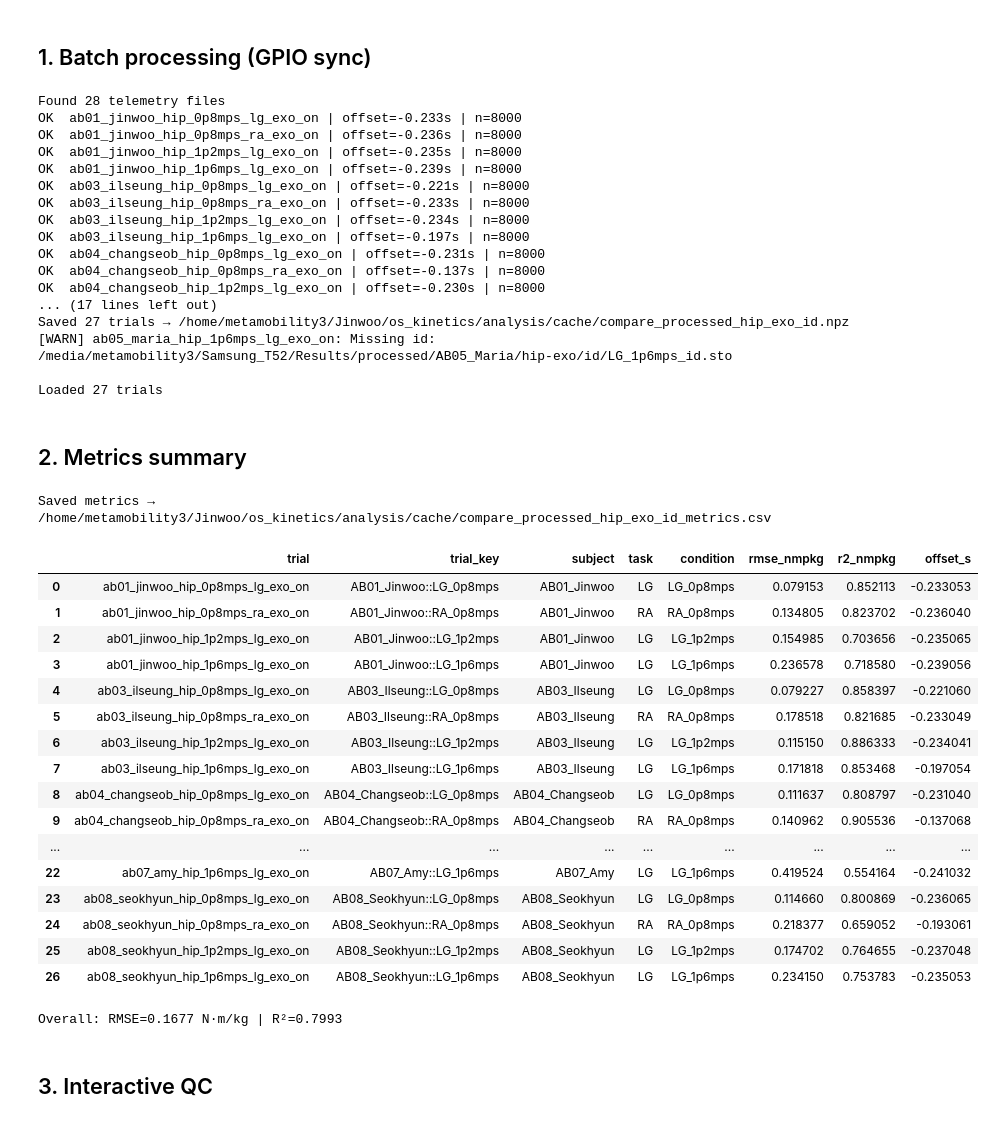
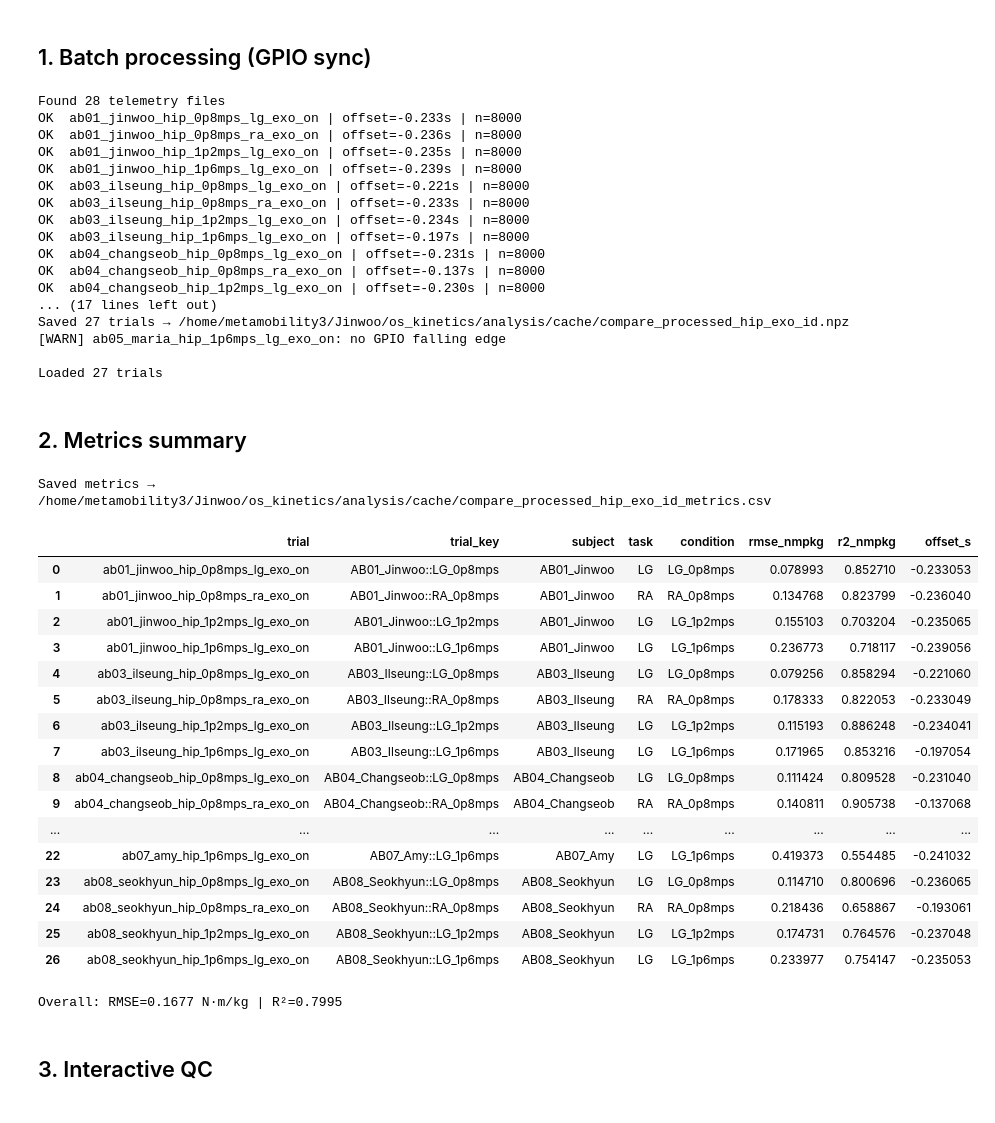
Before and after one commit to luorix1/MeMo-IK-ID, a Jupyter notebook: analysis/compare_processed_hip_exo_id.ipynb, the cells around one changed output. Cells and saved outputs as stored; diff of their text form; code cells hidden in the pictures.

```diff
--- a/analysis/compare_processed_hip_exo_id.ipynb
+++ b/analysis/compare_processed_hip_exo_id.ipynb
@@ -30,6 +30,7 @@ MOMENT_COL = 'hip_flexion_r_moment'
 MOCAP_FS_HZ = 1000.0
 LPF_CUTOFF_HZ, LPF_ORDER = 6.0, 4
 GT_LPF_MODE = 'causal'
+MODEL_LPF_MODE = 'zero_phase'
 TELEMETRY_PATTERN = '*_hip_*_exo_on.npz'
 GT_METRIC_LABEL = 'GT ((ID + applied) / mass) vs logged model'
 PAPER_SUBDIR = 'hip_exo'
@@ -265,6 +266,20 @@ def analysis_trim_mask(
     return (t_rel >= float(trim_start_s)) & (t_rel <= t_end - float(trim_end_s))
 
 
+def model_out_nmpkg_lpf(raw: np.ndarray, fs_hz: float) -> np.ndarray:
+    return lpf_nan(raw, fs_hz, LPF_CUTOFF_HZ, LPF_ORDER, MODEL_LPF_MODE)
+
+
+def enrich_model_out_nmpkg(wave: Dict) -> Dict:
+    if 'model_out_nmpkg' in wave:
+        return wave
+    fs_hz = float(wave.get('fs_hz', infer_fs_hz(wave['t'])))
+    out = dict(wave)
+    out['fs_hz'] = fs_hz
+    out['model_out_nmpkg'] = model_out_nmpkg_lpf(out['model_out_nmpkg_raw'], fs_hz)
+    return out
+
+
 def save_processed_exo_cache(trial_data: Dict[str, Dict], path: Path = CACHE_PATH) -> None:
     if not trial_data:
         raise RuntimeError('TRIAL_DATA is empty')
@@ -274,6 +289,7 @@ def save_processed_exo_cache(trial_data: Dict[str, Dict], path: Path = CACHE_PAT
         payload[f'{p}__t'] = np.asarray(d['t'], dtype=np.float64)
         payload[f'{p}__gt_nmpkg'] = np.asarray(d['gt_nmpkg'], dtype=np.float64)
         payload[f'{p}__model_out_nmpkg_raw'] = np.asarray(d['model_out_nmpkg_raw'], dtype=np.float64)
+        payload[f'{p}__model_out_nmpkg'] = np.asarray(d['model_out_nmpkg'], dtype=np.float64)
         payload[f'{p}__meta'] = np.array([
             d['joint'], d['moment_col'], d['mass_kg'], d['offset_s'],
             d['applied_key'], d['gpio_key'], d['model_out_key'], d['trial_key'],
@@ -290,7 +306,7 @@ def load_processed_exo_cache(path: Path = CACHE_PATH) -> Dict[str, Dict]:
     for trial_key in data['trial_keys']:
         p = str(trial_key)
         meta = data[f'{p}__meta']
-        trial_data[p] = {
+        wave = {
             'trial': p,
             'joint': str(meta[0]),
             'moment_col': str(meta[1]),
@@ -304,6 +320,9 @@ def load_processed_exo_cache(path: Path = CACHE_PATH) -> Dict[str, Dict]:
             'gt_nmpkg': np.asarray(data[f'{p}__gt_nmpkg'], dtype=np.float64),
             'model_out_nmpkg_raw': np.asarray(data[f'{p}__model_out_nmpkg_raw'], dtype=np.float64),
         }
+        if f'{p}__model_out_nmpkg' in data.files:
+            wave['model_out_nmpkg'] = np.asarray(data[f'{p}__model_out_nmpkg'], dtype=np.float64)
+        trial_data[p] = enrich_model_out_nmpkg(wave)
     print(f'Loaded {len(trial_data)} trials from {path}')
     return trial_data
 
@@ -343,6 +362,7 @@ def load_moment_waveforms(trial_stem: str, sync: Dict) -> Dict:
     id_nm_raw = np.interp(t_aligned, t_id, id_moment_nm, left=np.nan, right=np.nan)
     gt_raw_nmpkg = (id_nm_raw + applied_nm) / mass
     gt_nmpkg = lpf_nan(gt_raw_nmpkg, fs_hz, LPF_CUTOFF_HZ, LPF_ORDER, GT_LPF_MODE)
+    model_out_nmpkg = model_out_nmpkg_lpf(model_out_nmpkg_raw, fs_hz)
 
     meta = trial_meta_from_stem(trial_stem)
     return {
@@ -352,6 +372,7 @@ def load_moment_waveforms(trial_stem: str, sync: Dict) -> Dict:
         't': t_aligned,
         'gt_nmpkg': gt_nmpkg,
         'model_out_nmpkg_raw': model_out_nmpkg_raw,
+        'model_out_nmpkg': model_out_nmpkg,
         'applied_key': applied_key,
         'model_out_key': model_out_key,
         'mass_kg': mass,
@@ -421,6 +442,7 @@ def filter_excluded_trials(trial_data: Dict[str, Dict]) -> Dict[str, Dict]:
 
 
 TRIAL_DATA = filter_excluded_trials(TRIAL_DATA)
+TRIAL_DATA = {stem: enrich_model_out_nmpkg(wave) for stem, wave in TRIAL_DATA.items()}
 
 for w in WARNINGS:
     print(w)
@@ -440,7 +462,7 @@ OK  ab04_changseob_hip_0p8mps_ra_exo_on | offset=-0.137s | n=8000
 OK  ab04_changseob_hip_1p2mps_lg_exo_on | offset=-0.230s | n=8000
 ... (17 lines left out)
 Saved 27 trials → /home/metamobility3/Jinwoo/os_kinetics/analysis/cache/compare_processed_hip_exo_id.npz
-[WARN] ab05_maria_hip_1p6mps_lg_exo_on: Missing id: /media/metamobility3/Samsung_T52/Results/processed/AB05_Maria/hip-exo/id/LG_1p6mps_id.sto
+[WARN] ab05_maria_hip_1p6mps_lg_exo_on: no GPIO falling edge
 
 Loaded 27 trials
 # %% [markdown]
@@ -449,51 +471,51 @@ Loaded 27 trials
 if not TRIAL_DATA:
     raise RuntimeError('No trials loaded.')
 
 metrics_rows = []
 for stem, wave in sorted(TRIAL_DATA.items()):
     meta = trial_meta_from_stem(stem)
     m = analysis_trim_mask(wave['t'])
-    rmse, r2 = rmse_r2(wave['gt_nmpkg'][m], wave['model_out_nmpkg_raw'][m])
+    rmse, r2 = rmse_r2(wave['gt_nmpkg'][m], wave['model_out_nmpkg'][m])
     metrics_rows.append({
         'trial': stem,
         'trial_key': meta['trial_key'],
         'subject': meta['subject'],
         'task': meta['task'],
         'condition': meta['condition'],
         'rmse_nmpkg': rmse,
         'r2_nmpkg': r2,
         'offset_s': wave['offset_s'],
     })
 
 metrics_df = pd.DataFrame(metrics_rows)
 metrics_df.to_csv(METRICS_CSV_PATH, index=False)
 print(f'Saved metrics → {METRICS_CSV_PATH}')
 display(metrics_df)
 if metrics_df['rmse_nmpkg'].notna().any():
     print(
         f"Overall: RMSE={metrics_df['rmse_nmpkg'].mean():.4f} N·m/kg | "
         f"R²={metrics_df['r2_nmpkg'].mean():.4f}"
     )
 # %% [output]
 Saved metrics → /home/metamobility3/Jinwoo/os_kinetics/analysis/cache/compare_processed_hip_exo_id_metrics.csv
 |  | trial | trial_key | subject | task | condition | rmse_nmpkg | r2_nmpkg | offset_s |
-| 0 | ab01_jinwoo_hip_0p8mps_lg_exo_on | AB01_Jinwoo::LG_0p8mps | AB01_Jinwoo | LG | LG_0p8mps | 0.079153 | 0.852113 | -0.233053 |
-| 1 | ab01_jinwoo_hip_0p8mps_ra_exo_on | AB01_Jinwoo::RA_0p8mps | AB01_Jinwoo | RA | RA_0p8mps | 0.134805 | 0.823702 | -0.236040 |
-| 2 | ab01_jinwoo_hip_1p2mps_lg_exo_on | AB01_Jinwoo::LG_1p2mps | AB01_Jinwoo | LG | LG_1p2mps | 0.154985 | 0.703656 | -0.235065 |
-| 3 | ab01_jinwoo_hip_1p6mps_lg_exo_on | AB01_Jinwoo::LG_1p6mps | AB01_Jinwoo | LG | LG_1p6mps | 0.236578 | 0.718580 | -0.239056 |
-| 4 | ab03_ilseung_hip_0p8mps_lg_exo_on | AB03_Ilseung::LG_0p8mps | AB03_Ilseung | LG | LG_0p8mps | 0.079227 | 0.858397 | -0.221060 |
-| 5 | ab03_ilseung_hip_0p8mps_ra_exo_on | AB03_Ilseung::RA_0p8mps | AB03_Ilseung | RA | RA_0p8mps | 0.178518 | 0.821685 | -0.233049 |
-| 6 | ab03_ilseung_hip_1p2mps_lg_exo_on | AB03_Ilseung::LG_1p2mps | AB03_Ilseung | LG | LG_1p2mps | 0.115150 | 0.886333 | -0.234041 |
-| 7 | ab03_ilseung_hip_1p6mps_lg_exo_on | AB03_Ilseung::LG_1p6mps | AB03_Ilseung | LG | LG_1p6mps | 0.171818 | 0.853468 | -0.197054 |
-| 8 | ab04_changseob_hip_0p8mps_lg_exo_on | AB04_Changseob::LG_0p8mps | AB04_Changseob | LG | LG_0p8mps | 0.111637 | 0.808797 | -0.231040 |
-| 9 | ab04_changseob_hip_0p8mps_ra_exo_on | AB04_Changseob::RA_0p8mps | AB04_Changseob | RA | RA_0p8mps | 0.140962 | 0.905536 | -0.137068 |
+| 0 | ab01_jinwoo_hip_0p8mps_lg_exo_on | AB01_Jinwoo::LG_0p8mps | AB01_Jinwoo | LG | LG_0p8mps | 0.078993 | 0.852710 | -0.233053 |
+| 1 | ab01_jinwoo_hip_0p8mps_ra_exo_on | AB01_Jinwoo::RA_0p8mps | AB01_Jinwoo | RA | RA_0p8mps | 0.134768 | 0.823799 | -0.236040 |
+| 2 | ab01_jinwoo_hip_1p2mps_lg_exo_on | AB01_Jinwoo::LG_1p2mps | AB01_Jinwoo | LG | LG_1p2mps | 0.155103 | 0.703204 | -0.235065 |
+| 3 | ab01_jinwoo_hip_1p6mps_lg_exo_on | AB01_Jinwoo::LG_1p6mps | AB01_Jinwoo | LG | LG_1p6mps | 0.236773 | 0.718117 | -0.239056 |
+| 4 | ab03_ilseung_hip_0p8mps_lg_exo_on | AB03_Ilseung::LG_0p8mps | AB03_Ilseung | LG | LG_0p8mps | 0.079256 | 0.858294 | -0.221060 |
+| 5 | ab03_ilseung_hip_0p8mps_ra_exo_on | AB03_Ilseung::RA_0p8mps | AB03_Ilseung | RA | RA_0p8mps | 0.178333 | 0.822053 | -0.233049 |
+| 6 | ab03_ilseung_hip_1p2mps_lg_exo_on | AB03_Ilseung::LG_1p2mps | AB03_Ilseung | LG | LG_1p2mps | 0.115193 | 0.886248 | -0.234041 |
+| 7 | ab03_ilseung_hip_1p6mps_lg_exo_on | AB03_Ilseung::LG_1p6mps | AB03_Ilseung | LG | LG_1p6mps | 0.171965 | 0.853216 | -0.197054 |
+| 8 | ab04_changseob_hip_0p8mps_lg_exo_on | AB04_Changseob::LG_0p8mps | AB04_Changseob | LG | LG_0p8mps | 0.111424 | 0.809528 | -0.231040 |
+| 9 | ab04_changseob_hip_0p8mps_ra_exo_on | AB04_Changseob::RA_0p8mps | AB04_Changseob | RA | RA_0p8mps | 0.140811 | 0.905738 | -0.137068 |
 | ... | ... | ... | ... | ... | ... | ... | ... | ... |
-| 22 | ab07_amy_hip_1p6mps_lg_exo_on | AB07_Amy::LG_1p6mps | AB07_Amy | LG | LG_1p6mps | 0.419524 | 0.554164 | -0.241032 |
-| 23 | ab08_seokhyun_hip_0p8mps_lg_exo_on | AB08_Seokhyun::LG_0p8mps | AB08_Seokhyun | LG | LG_0p8mps | 0.114660 | 0.800869 | -0.236065 |
-| 24 | ab08_seokhyun_hip_0p8mps_ra_exo_on | AB08_Seokhyun::RA_0p8mps | AB08_Seokhyun | RA | RA_0p8mps | 0.218377 | 0.659052 | -0.193061 |
-| 25 | ab08_seokhyun_hip_1p2mps_lg_exo_on | AB08_Seokhyun::LG_1p2mps | AB08_Seokhyun | LG | LG_1p2mps | 0.174702 | 0.764655 | -0.237048 |
-| 26 | ab08_seokhyun_hip_1p6mps_lg_exo_on | AB08_Seokhyun::LG_1p6mps | AB08_Seokhyun | LG | LG_1p6mps | 0.234150 | 0.753783 | -0.235053 |
+| 22 | ab07_amy_hip_1p6mps_lg_exo_on | AB07_Amy::LG_1p6mps | AB07_Amy | LG | LG_1p6mps | 0.419373 | 0.554485 | -0.241032 |
+| 23 | ab08_seokhyun_hip_0p8mps_lg_exo_on | AB08_Seokhyun::LG_0p8mps | AB08_Seokhyun | LG | LG_0p8mps | 0.114710 | 0.800696 | -0.236065 |
+| 24 | ab08_seokhyun_hip_0p8mps_ra_exo_on | AB08_Seokhyun::RA_0p8mps | AB08_Seokhyun | RA | RA_0p8mps | 0.218436 | 0.658867 | -0.193061 |
+| 25 | ab08_seokhyun_hip_1p2mps_lg_exo_on | AB08_Seokhyun::LG_1p2mps | AB08_Seokhyun | LG | LG_1p2mps | 0.174731 | 0.764576 | -0.237048 |
+| 26 | ab08_seokhyun_hip_1p6mps_lg_exo_on | AB08_Seokhyun::LG_1p6mps | AB08_Seokhyun | LG | LG_1p6mps | 0.233977 | 0.754147 | -0.235053 |
-Overall: RMSE=0.1677 N·m/kg | R²=0.7993
+Overall: RMSE=0.1677 N·m/kg | R²=0.7995
 # %% [markdown]
 ## 3. Interactive QC
 # %%
```
Also changed, not shown: parts of 3 cells of this notebook, 35 other files.
